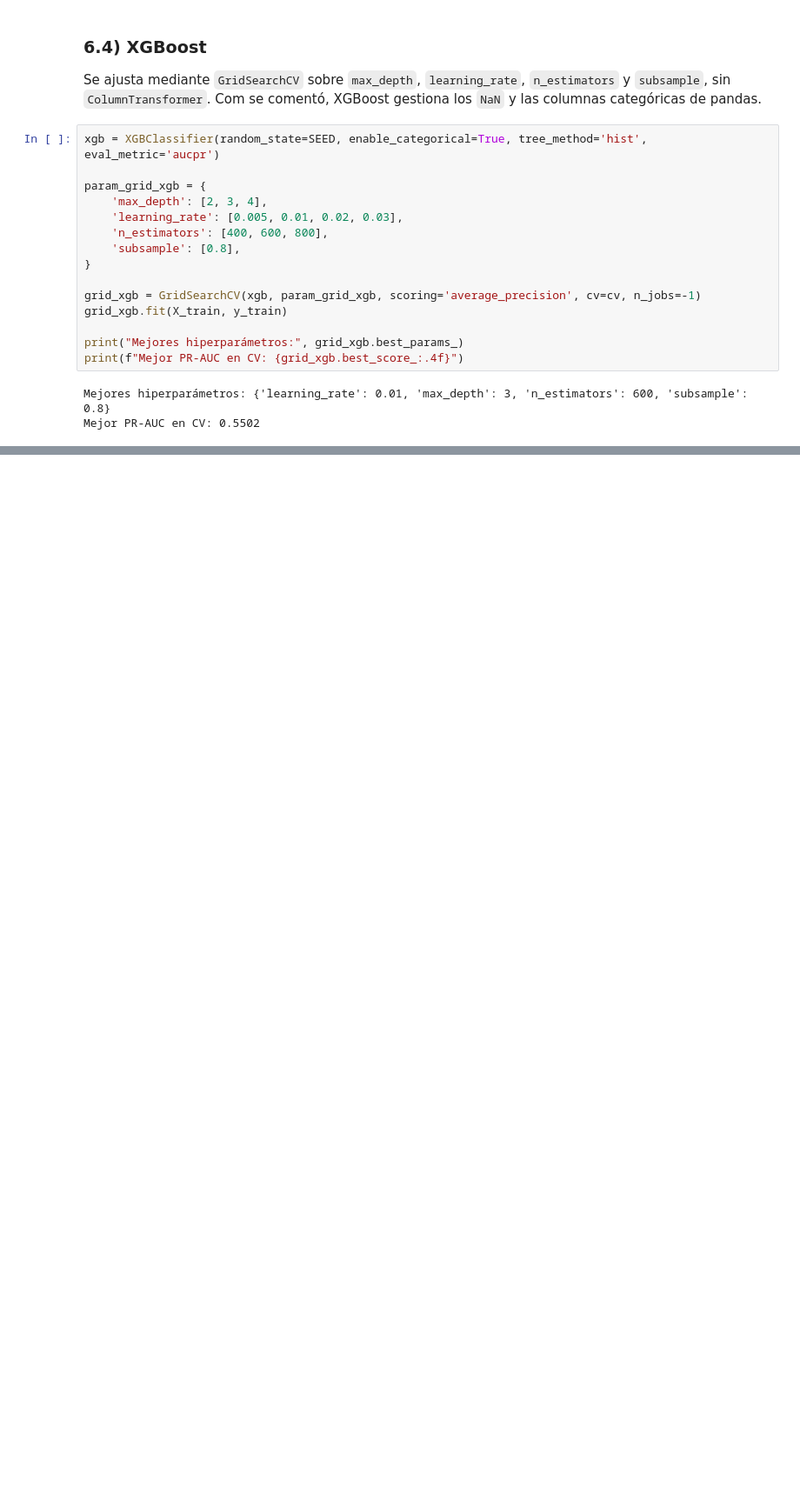
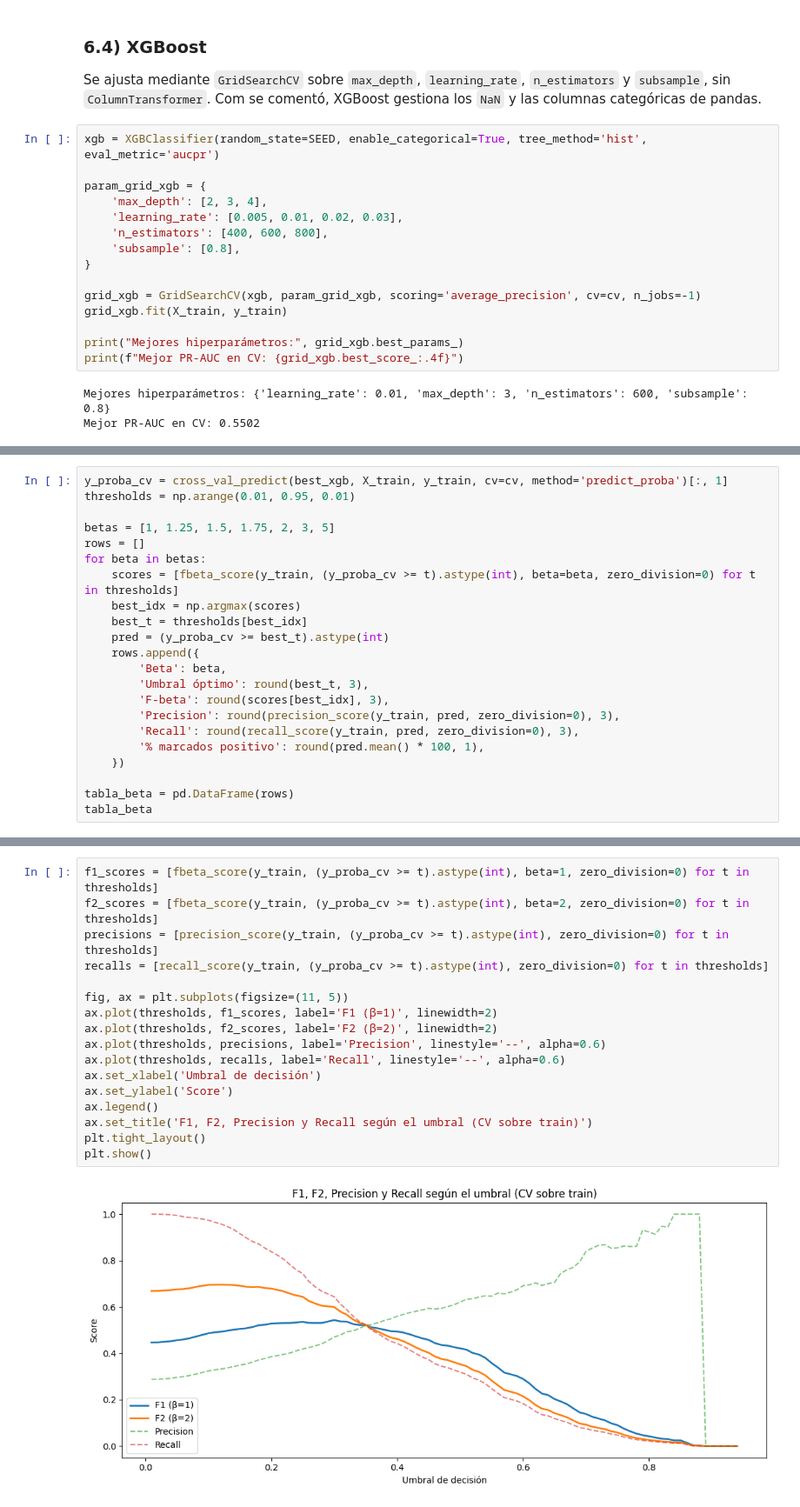
Before and after one commit to alonsocg5/TFM_Alonso_Castanon, a Jupyter notebook: notebooks/03_modelo_ML.ipynb, the cells around one changed output, grey strips where cells are left out. Shown at 87% size. Saved outputs shown, nothing was run; the diff lists cells and outputs as text; blank space fills up the shorter version.

```diff
--- a/notebooks/03_modelo_ML.ipynb
+++ b/notebooks/03_modelo_ML.ipynb
@@ -456,0 +500,22 @@ PR-AUC:    0.559
+# %%
+y_proba_cv = cross_val_predict(best_xgb, X_train, y_train, cv=cv, method='predict_proba')[:, 1]
+thresholds = np.arange(0.01, 0.95, 0.01)
+
+betas = [1, 1.25, 1.5, 1.75, 2, 3, 5]
+rows = []
+for beta in betas:
+    scores = [fbeta_score(y_train, (y_proba_cv >= t).astype(int), beta=beta, zero_division=0) for t in thresholds]
+    best_idx = np.argmax(scores)
+    best_t = thresholds[best_idx]
+    pred = (y_proba_cv >= best_t).astype(int)
+    rows.append({
+        'Beta': beta,
+        'Umbral óptimo': round(best_t, 3),
+        'F-beta': round(scores[best_idx], 3),
+        'Precision': round(precision_score(y_train, pred, zero_division=0), 3),
+        'Recall': round(recall_score(y_train, pred, zero_division=0), 3),
+        '% marcados positivo': round(pred.mean() * 100, 1),
+    })
+
+tabla_beta = pd.DataFrame(rows)
+tabla_beta
@@ -456,0 +531,19 @@ PR-AUC:    0.559
+# %%
+f1_scores = [fbeta_score(y_train, (y_proba_cv >= t).astype(int), beta=1, zero_division=0) for t in thresholds]
+f2_scores = [fbeta_score(y_train, (y_proba_cv >= t).astype(int), beta=2, zero_division=0) for t in thresholds]
+precisions = [precision_score(y_train, (y_proba_cv >= t).astype(int), zero_division=0) for t in thresholds]
+recalls = [recall_score(y_train, (y_proba_cv >= t).astype(int), zero_division=0) for t in thresholds]
+
+fig, ax = plt.subplots(figsize=(11, 5))
+ax.plot(thresholds, f1_scores, label='F1 (β=1)', linewidth=2)
+ax.plot(thresholds, f2_scores, label='F2 (β=2)', linewidth=2)
+ax.plot(thresholds, precisions, label='Precision', linestyle='--', alpha=0.6)
+ax.plot(thresholds, recalls, label='Recall', linestyle='--', alpha=0.6)
+ax.set_xlabel('Umbral de decisión')
+ax.set_ylabel('Score')
+ax.legend()
+ax.set_title('F1, F2, Precision y Recall según el umbral (CV sobre train)')
+plt.tight_layout()
+plt.show()
+# %% [output]
+[figure, added]
```
Also changed, not shown: parts of 30 cells of this notebook, 1 other file.
